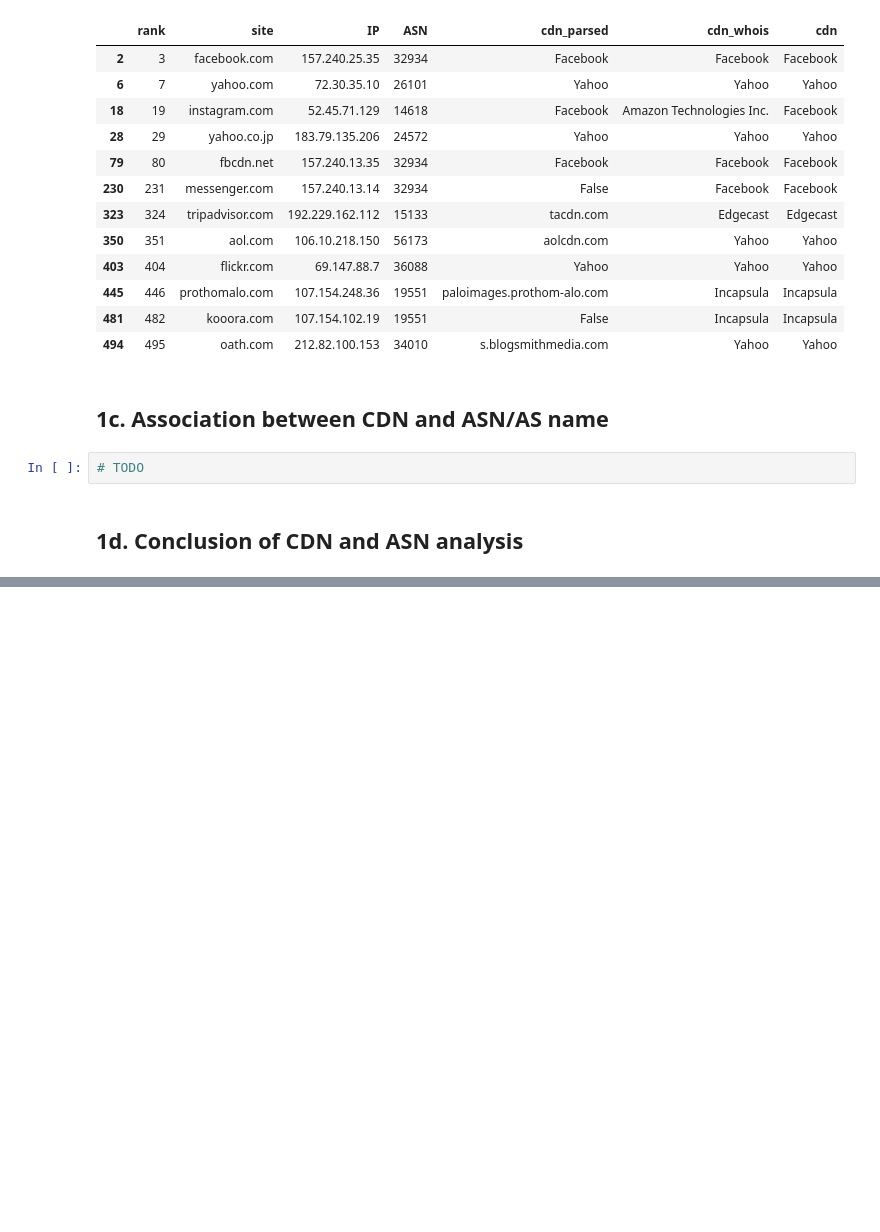
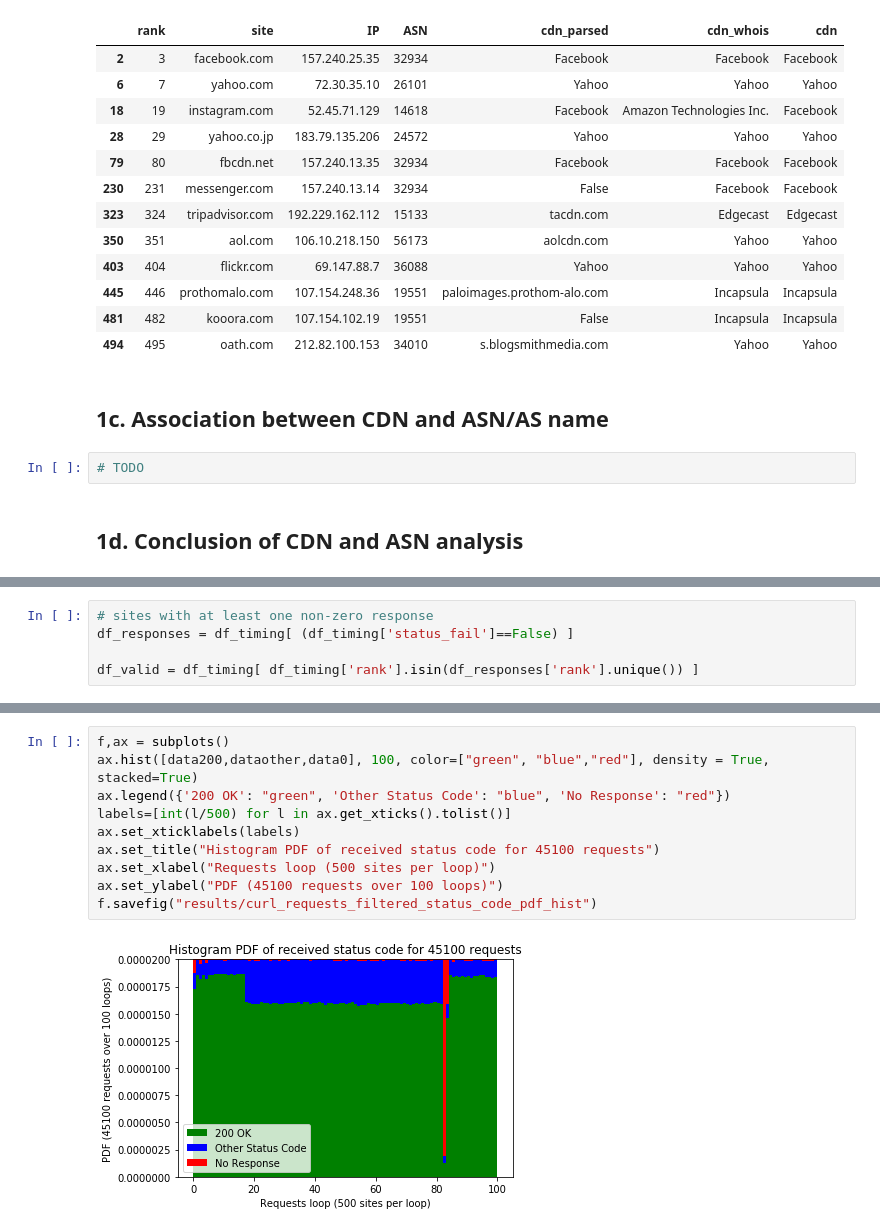
Before and after one commit to shahifaqeer/cdn-analysis, a Jupyter notebook: Analysis.ipynb, the cells around one changed output, grey strips where cells are left out. Drawn from its saved outputs; the diff is of its cells as text; blank space fills up the shorter version.

```diff
--- a/Analysis.ipynb
+++ b/Analysis.ipynb
@@ -306,0 +510,5 @@ Some popular CDNs catering to a few websites, and deciding their CDNs based on p
+# %%
+# sites with at least one non-zero response
+df_responses = df_timing[ (df_timing['status_fail']==False) ]
+
+df_valid = df_timing[ df_timing['rank'].isin(df_responses['rank'].unique()) ]
@@ -306,0 +532,12 @@ Some popular CDNs catering to a few websites, and deciding their CDNs based on p
+# %%
+f,ax = subplots()
+ax.hist([data200,dataother,data0], 100, color=["green", "blue","red"], density = True, stacked=True)
+ax.legend({'200 OK': "green", 'Other Status Code': "blue", 'No Response': "red"})
+labels=[int(l/500) for l in ax.get_xticks().tolist()]
+ax.set_xticklabels(labels)
+ax.set_title("Histogram PDF of received status code for 45100 requests")
+ax.set_xlabel("Requests loop (500 sites per loop)")
+ax.set_ylabel("PDF (45100 requests over 100 loops)")
+f.savefig("results/curl_requests_filtered_status_code_pdf_hist")
+# %% [output]
+[figure, added]
```
Also changed, not shown: parts of 28 cells of this notebook, 1 other file.
